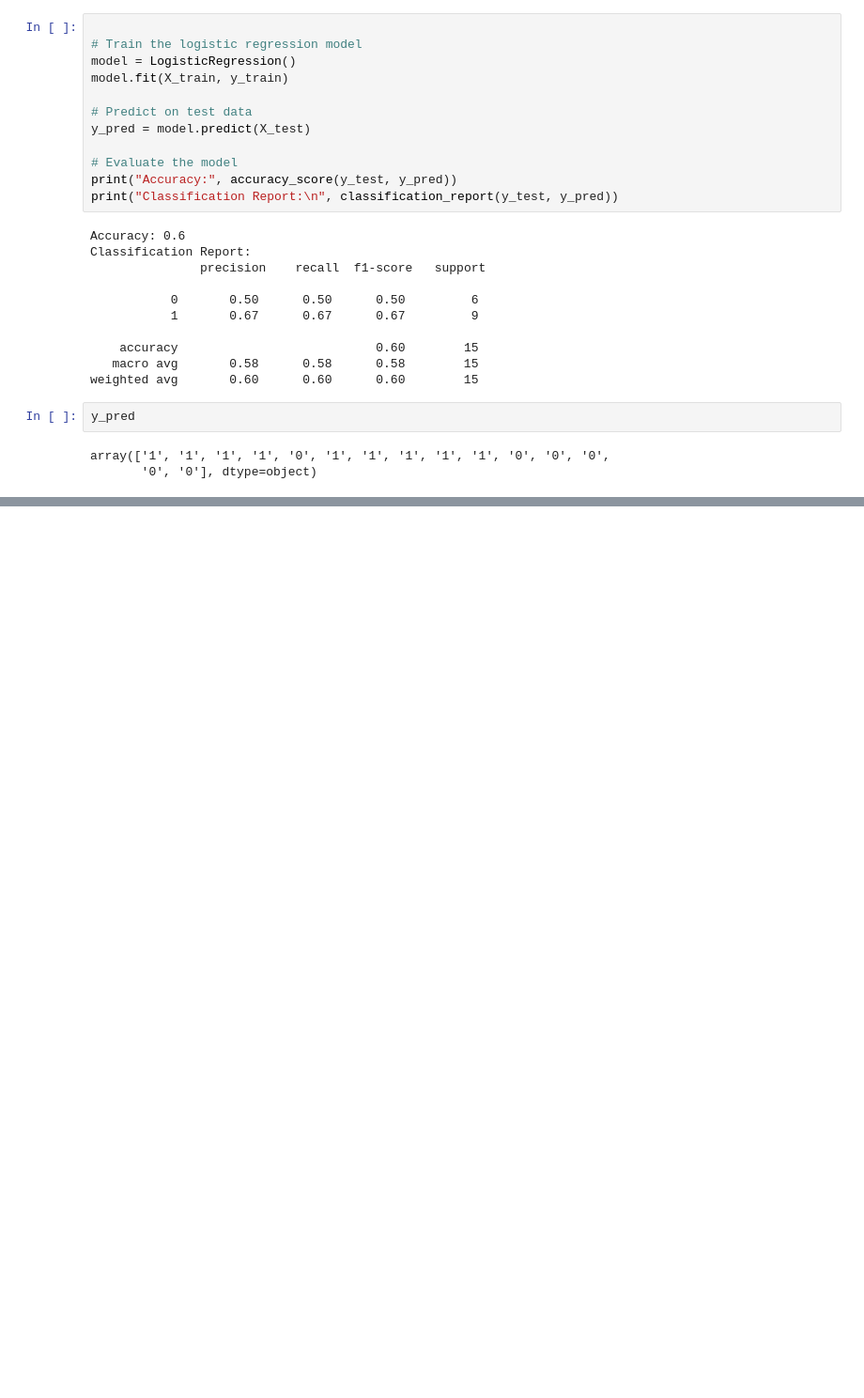
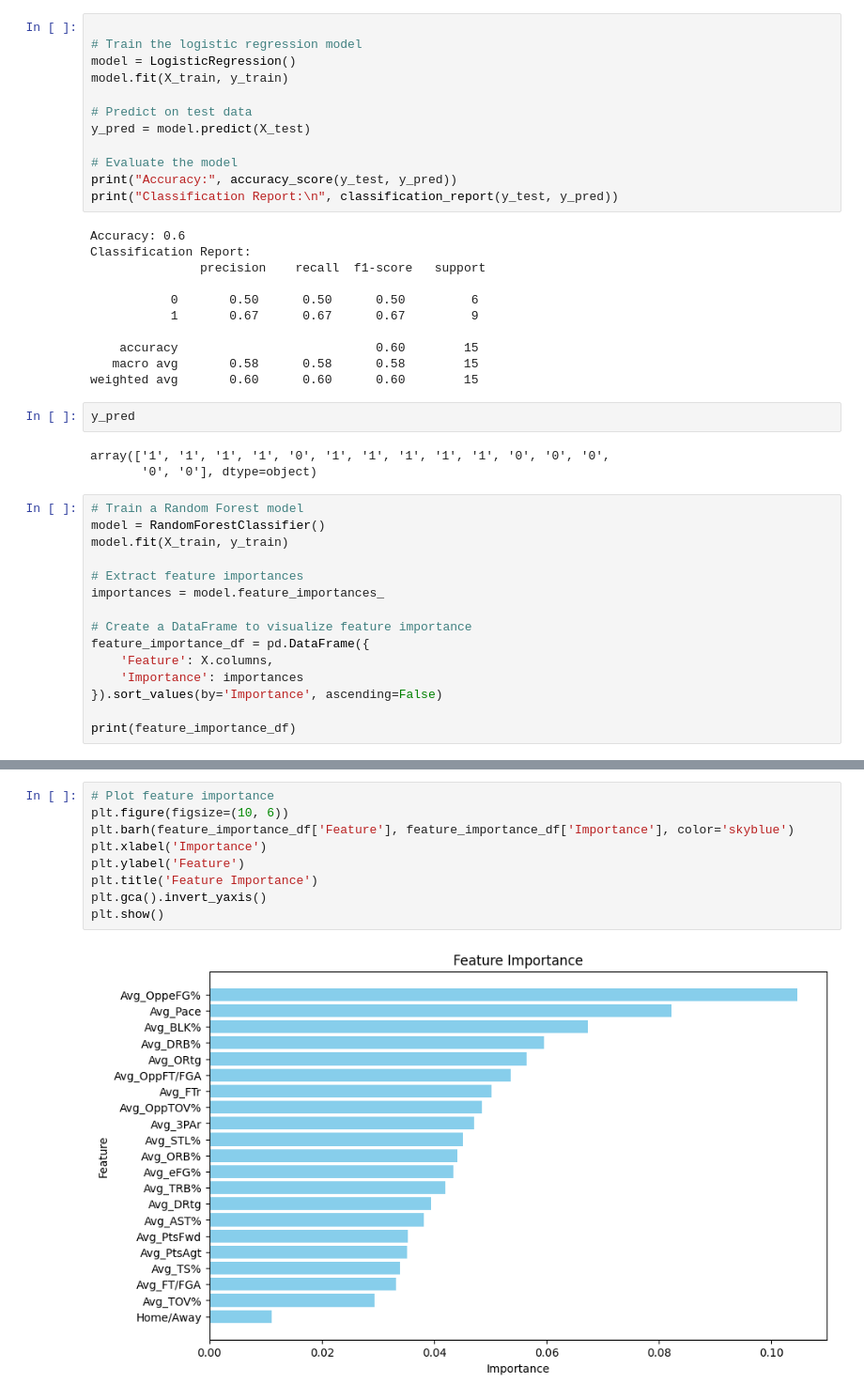
Before and after one commit to jacobdavis3/SportsModeling, a Jupyter notebook: nba/nba_scraper.ipynb, the cells around one changed output, grey strips where cells are left out. Shown: that part at 94% size. Drawn from its saved outputs; the diff is of its cells as text; blank space fills up the shorter version.

```diff
--- a/nba/nba_scraper.ipynb
+++ b/nba/nba_scraper.ipynb
@@ -228,3 +232,18 @@ y_pred
 # %% [output]
 array(['1', '1', '1', '1', '0', '1', '1', '1', '1', '1', '0', '0', '0',
        '0', '0'], dtype=object)
+# %%
+# Train a Random Forest model
+model = RandomForestClassifier()
+model.fit(X_train, y_train)
+
+# Extract feature importances
+importances = model.feature_importances_
+
+# Create a DataFrame to visualize feature importance
+feature_importance_df = pd.DataFrame({
+    'Feature': X.columns,
+    'Importance': importances
+}).sort_values(by='Importance', ascending=False)
+
+print(feature_importance_df)
@@ -230,0 +268,11 @@ array(['1', '1', '1', '1', '0', '1', '1', '1', '1', '1', '0', '0', '0',
+# %%
+# Plot feature importance
+plt.figure(figsize=(10, 6))
+plt.barh(feature_importance_df['Feature'], feature_importance_df['Importance'], color='skyblue')
+plt.xlabel('Importance')
+plt.ylabel('Feature')
+plt.title('Feature Importance')
+plt.gca().invert_yaxis()
+plt.show()
+# %% [output]
+[figure, added]
```
Also changed, not shown: parts of 3 cells of this notebook.
